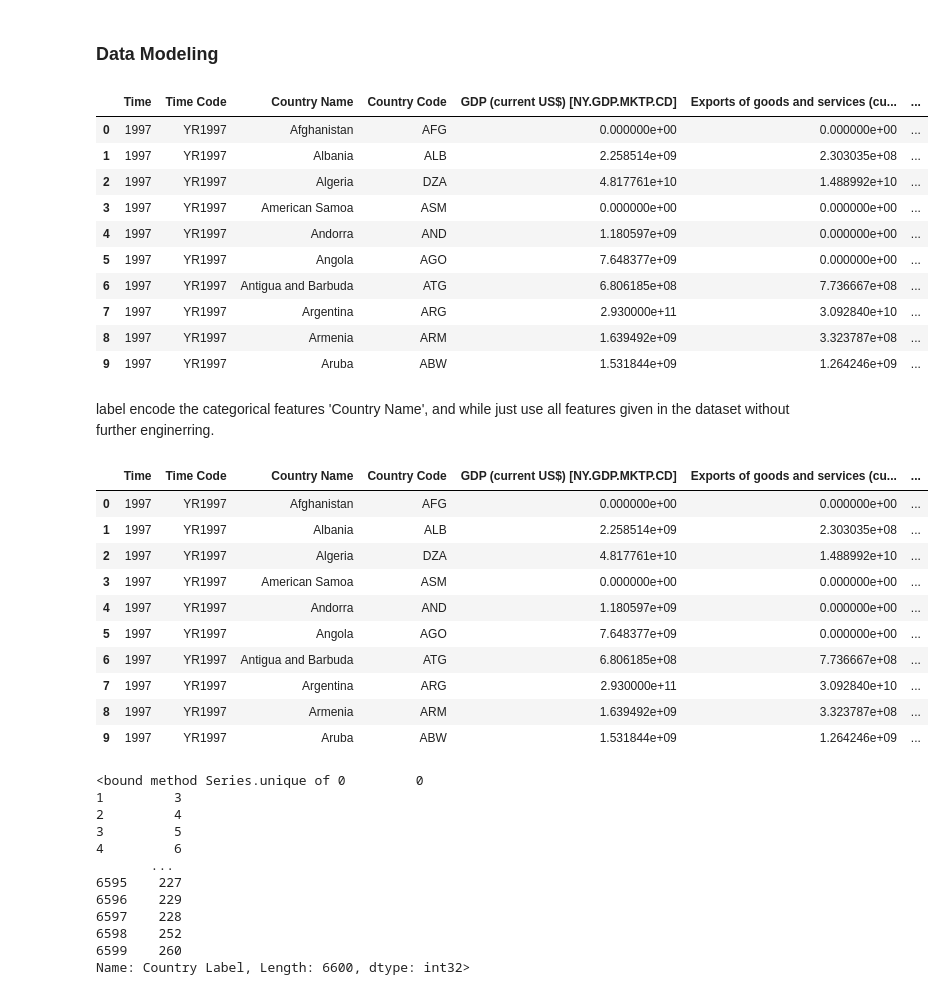
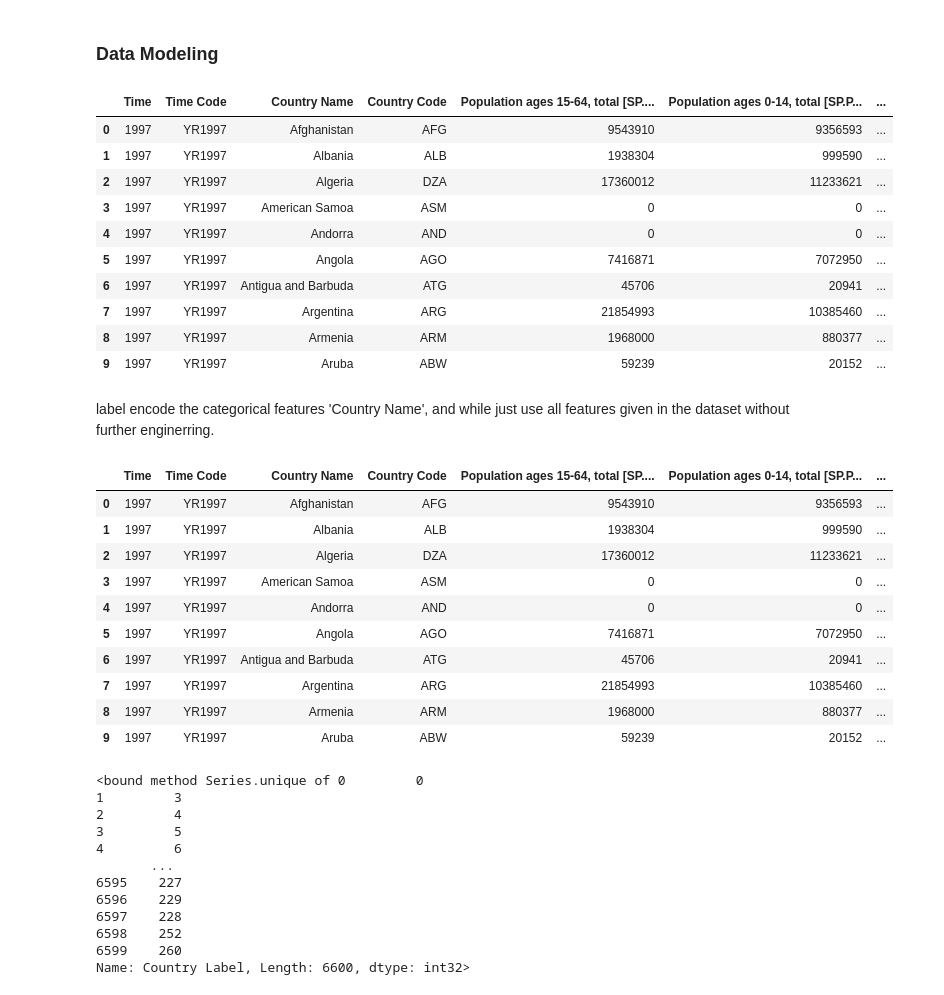
Before and after one commit to Tanushree28/GDP-Project---DataAnalyst_Apprenticeship, a Jupyter notebook: Notebook/Number Indicators - GDP.ipynb, the cells around one changed output. Saved outputs shown, nothing was run; the diff lists cells and outputs as text; code cells hidden in the pictures.

```diff
--- a/Notebook/Number Indicators - GDP.ipynb
+++ b/Notebook/Number Indicators - GDP.ipynb
@@ -8,5 +8,5 @@ import pandas as pd #data processing, CSV file I/O (e.g. pd.read_csv)
 import seaborn as sns
 from matplotlib import pyplot as plt
 # %%
-cur_df = pd.read_csv(r"C:\Users\acer\GDP FINAL PRO\Data in CSV\Currency Indicator.csv", index_col=False)
+num_df = pd.read_csv(r"C:\Users\acer\GDP FINAL PRO\Data in CSV\Number Indiactors.csv", index_col=False)
 # %%
@@ -196,19 +153,19 @@ cur_df.loc[(cur_df['Market capitalization of listed domestic companies (current
 # %% [markdown]
 ### Data Modeling
 # %%
-cur_df.head(10)
+num_df.head(10)
 # %% [output]
-|  | Time | Time Code | Country Name | Country Code | GDP (current US$) [NY.GDP.MKTP.CD] | Exports of goods and services (cu... | ... |
-| 0 | 1997 | YR1997 | Afghanistan | AFG | 0.000000e+00 | 0.000000e+00 | ... |
-| 1 | 1997 | YR1997 | Albania | ALB | 2.258514e+09 | 2.303035e+08 | ... |
-| 2 | 1997 | YR1997 | Algeria | DZA | 4.817761e+10 | 1.488992e+10 | ... |
-| 3 | 1997 | YR1997 | American Samoa | ASM | 0.000000e+00 | 0.000000e+00 | ... |
-| 4 | 1997 | YR1997 | Andorra | AND | 1.180597e+09 | 0.000000e+00 | ... |
-| 5 | 1997 | YR1997 | Angola | AGO | 7.648377e+09 | 0.000000e+00 | ... |
-| 6 | 1997 | YR1997 | Antigua and Barbuda | ATG | 6.806185e+08 | 7.736667e+08 | ... |
-| 7 | 1997 | YR1997 | Argentina | ARG | 2.930000e+11 | 3.092840e+10 | ... |
-| 8 | 1997 | YR1997 | Armenia | ARM | 1.639492e+09 | 3.323787e+08 | ... |
-| 9 | 1997 | YR1997 | Aruba | ABW | 1.531844e+09 | 1.264246e+09 | ... |
+|  | Time | Time Code | Country Name | Country Code | Population ages 15-64, total [SP.... | Population ages 0-14, total [SP.P... | ... |
+| 0 | 1997 | YR1997 | Afghanistan | AFG | 9543910 | 9356593 | ... |
+| 1 | 1997 | YR1997 | Albania | ALB | 1938304 | 999590 | ... |
+| 2 | 1997 | YR1997 | Algeria | DZA | 17360012 | 11233621 | ... |
+| 3 | 1997 | YR1997 | American Samoa | ASM | 0 | 0 | ... |
+| 4 | 1997 | YR1997 | Andorra | AND | 0 | 0 | ... |
+| 5 | 1997 | YR1997 | Angola | AGO | 7416871 | 7072950 | ... |
+| 6 | 1997 | YR1997 | Antigua and Barbuda | ATG | 45706 | 20941 | ... |
+| 7 | 1997 | YR1997 | Argentina | ARG | 21854993 | 10385460 | ... |
+| 8 | 1997 | YR1997 | Armenia | ARM | 1968000 | 880377 | ... |
+| 9 | 1997 | YR1997 | Aruba | ABW | 59239 | 20152 | ... |
 # %% [markdown]
 label encode the categorical features 'Country Name', and while just use all features given in the dataset without further enginerring.
 # %%
@@ -219,18 +176,18 @@ from sklearn.ensemble import RandomForestRegressor
 from sklearn.metrics import mean_squared_error, mean_squared_log_error
 # %%
 LE = LabelEncoder()
-cur_df['Country Label'] = LE.fit_transform(cur_df['Country Name'])
-cur_df.head(10)
+num_df['Country Label'] = LE.fit_transform(num_df['Country Name'])
+num_df.head(10)
 # %% [output]
-|  | Time | Time Code | Country Name | Country Code | GDP (current US$) [NY.GDP.MKTP.CD] | Exports of goods and services (cu... | ... |
-| 0 | 1997 | YR1997 | Afghanistan | AFG | 0.000000e+00 | 0.000000e+00 | ... |
-| 1 | 1997 | YR1997 | Albania | ALB | 2.258514e+09 | 2.303035e+08 | ... |
-| 2 | 1997 | YR1997 | Algeria | DZA | 4.817761e+10 | 1.488992e+10 | ... |
-| 3 | 1997 | YR1997 | American Samoa | ASM | 0.000000e+00 | 0.000000e+00 | ... |
-| 4 | 1997 | YR1997 | Andorra | AND | 1.180597e+09 | 0.000000e+00 | ... |
-| 5 | 1997 | YR1997 | Angola | AGO | 7.648377e+09 | 0.000000e+00 | ... |
-| 6 | 1997 | YR1997 | Antigua and Barbuda | ATG | 6.806185e+08 | 7.736667e+08 | ... |
-| 7 | 1997 | YR1997 | Argentina | ARG | 2.930000e+11 | 3.092840e+10 | ... |
-| 8 | 1997 | YR1997 | Armenia | ARM | 1.639492e+09 | 3.323787e+08 | ... |
-| 9 | 1997 | YR1997 | Aruba | ABW | 1.531844e+09 | 1.264246e+09 | ... |
+|  | Time | Time Code | Country Name | Country Code | Population ages 15-64, total [SP.... | Population ages 0-14, total [SP.P... | ... |
+| 0 | 1997 | YR1997 | Afghanistan | AFG | 9543910 | 9356593 | ... |
+| 1 | 1997 | YR1997 | Albania | ALB | 1938304 | 999590 | ... |
+| 2 | 1997 | YR1997 | Algeria | DZA | 17360012 | 11233621 | ... |
+| 3 | 1997 | YR1997 | American Samoa | ASM | 0 | 0 | ... |
+| 4 | 1997 | YR1997 | Andorra | AND | 0 | 0 | ... |
+| 5 | 1997 | YR1997 | Angola | AGO | 7416871 | 7072950 | ... |
+| 6 | 1997 | YR1997 | Antigua and Barbuda | ATG | 45706 | 20941 | ... |
+| 7 | 1997 | YR1997 | Argentina | ARG | 21854993 | 10385460 | ... |
+| 8 | 1997 | YR1997 | Armenia | ARM | 1968000 | 880377 | ... |
+| 9 | 1997 | YR1997 | Aruba | ABW | 59239 | 20152 | ... |
 # %%
```
Also changed, not shown: parts of 28 cells of this notebook, 3 other files.
